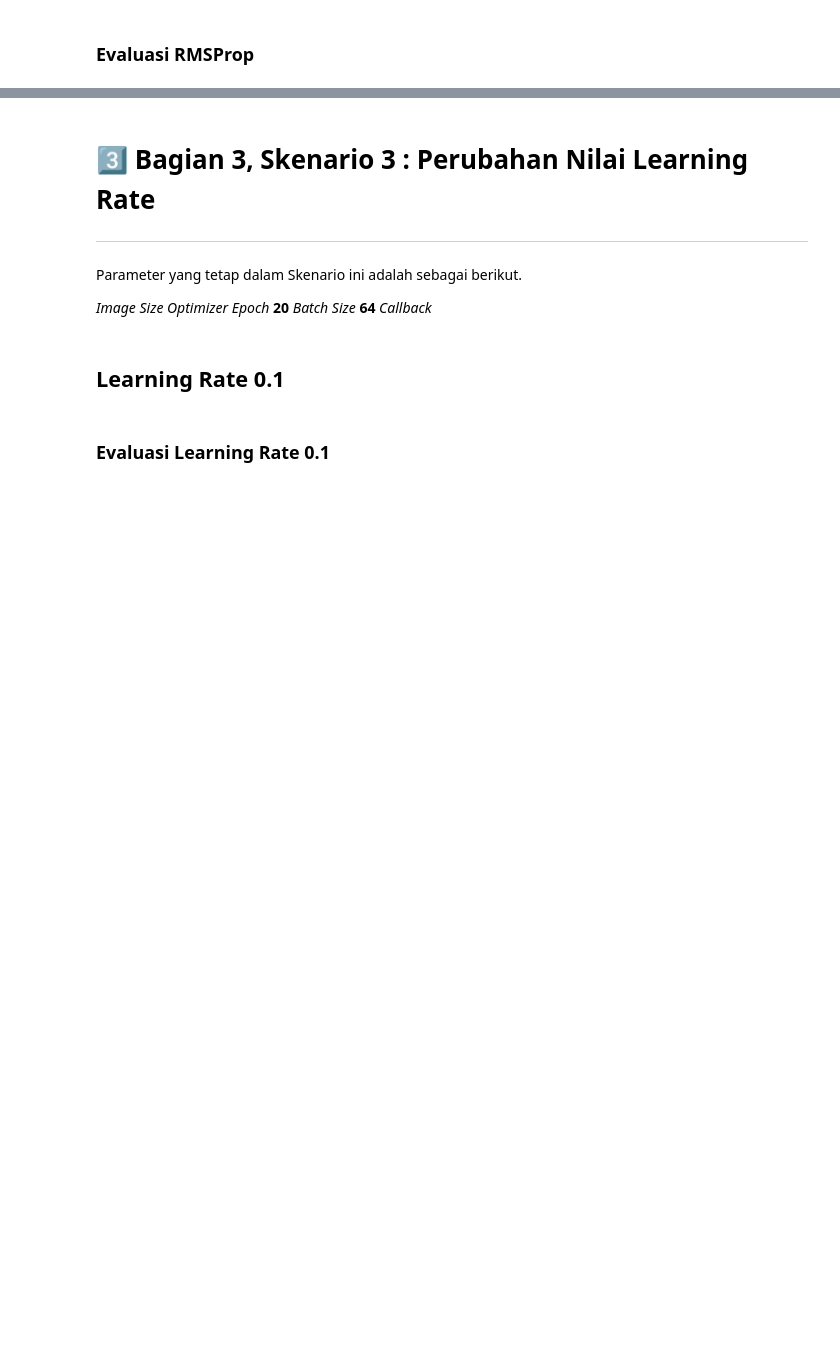
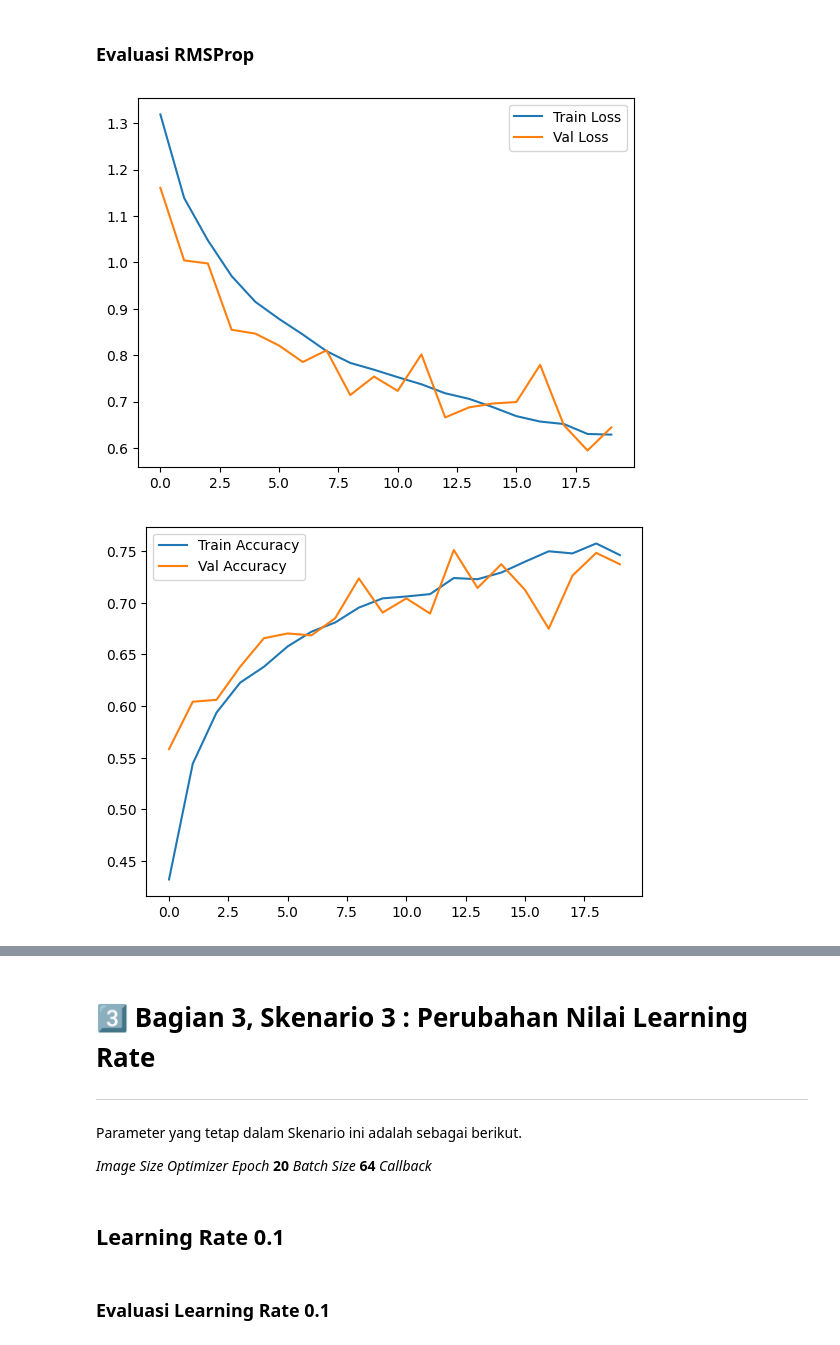
Before and after one commit to Dzakiyy-ah/Paddy-Gorontalo-Image-Classification, a Jupyter notebook: Real_Match.ipynb, the cells around one changed output, grey strips where cells are left out. Cells and saved outputs as stored; diff of their text form; code cells hidden in the pictures; blank space fills up the shorter version.

```diff
--- a/Real_Match.ipynb
+++ b/Real_Match.ipynb
@@ -615,7 +615,7 @@ train_datagen = ImageDataGenerator(
 # %%
 train_generator = train_datagen.flow_from_directory(
     data_train,
-    # target_size=(64,64),
+    target_size=(128,128),
     batch_size=64,
     class_mode='categorical',
     subset='training'
@@ -623,7 +623,7 @@ train_generator = train_datagen.flow_from_directory(
 
 val_generator = train_datagen.flow_from_directory(
     data_train,
-    # target_size=(64,64),
+    target_size=(128,128),
     batch_size=64,
     class_mode='categorical',
     subset='validation'
@@ -631,6 +634,6 @@ val_generator = train_datagen.flow_from_directory(
 # %%
 model = tf.keras.models.Sequential([
-    tf.keras.layers.Conv2D(64, (3,3), activation='relu', #input_shape=(64, 64, 3)),
+    tf.keras.layers.Conv2D(64, (3,3), activation='relu', input_shape=(128, 128, 3)),
     tf.keras.layers.MaxPooling2D(2,2),
     tf.keras.layers.Conv2D(128, (3,3), activation='relu'),
     tf.keras.layers.MaxPooling2D(2,2),
@@ -646,7 +651,7 @@ train_generator.classes
 # %%
 ImageFile.LOAD_TRUNCATED_IMAGES = True
 # %%
-model.compile(optimizer=tf.keras.optimizers.rmsprop(learning_rate=0.0001),
+model.compile(optimizer=tf.keras.optimizers.experimental.RMSprop(learning_rate=0.0001),
               loss='categorical_crossentropy',
               metrics = ['accuracy'])
 # %%
@@ -658,17 +681,20 @@ history = model.fit(train_generator,
 # %% [markdown]
 ### Evaluasi RMSProp
 # %%
-plt.plot(r.history['loss'], label='Train Loss')
-plt.plot(r.history['val_loss'], label='Val Loss')
+plt.plot(history.history['loss'], label='Train Loss')
+plt.plot(history.history['val_loss'], label='Val Loss')
 plt.legend()
 plt.show()
-plt.savefig(LossVal_loss_S203)
+# plt.savefig(LossVal_loss_S203)
 
-plt.plot(r.history['accuracy'], label='Train Accuracy')
-plt.plot(r.history['val_accuracy'], label='Val Accuracy')
+plt.plot(history.history['accuracy'], label='Train Accuracy')
+plt.plot(history.history['val_accuracy'], label='Val Accuracy')
 plt.legend()
 plt.show()
-plt.savefig(AccVal_acc_S203)
+# plt.savefig(AccVal_acc_S203)
+# %% [output]
+[figure, added]
+[figure, added]
 # %%
 from sklearn.metrics import classification_report
 
```
Also changed, not shown: parts of 4 cells of this notebook.
